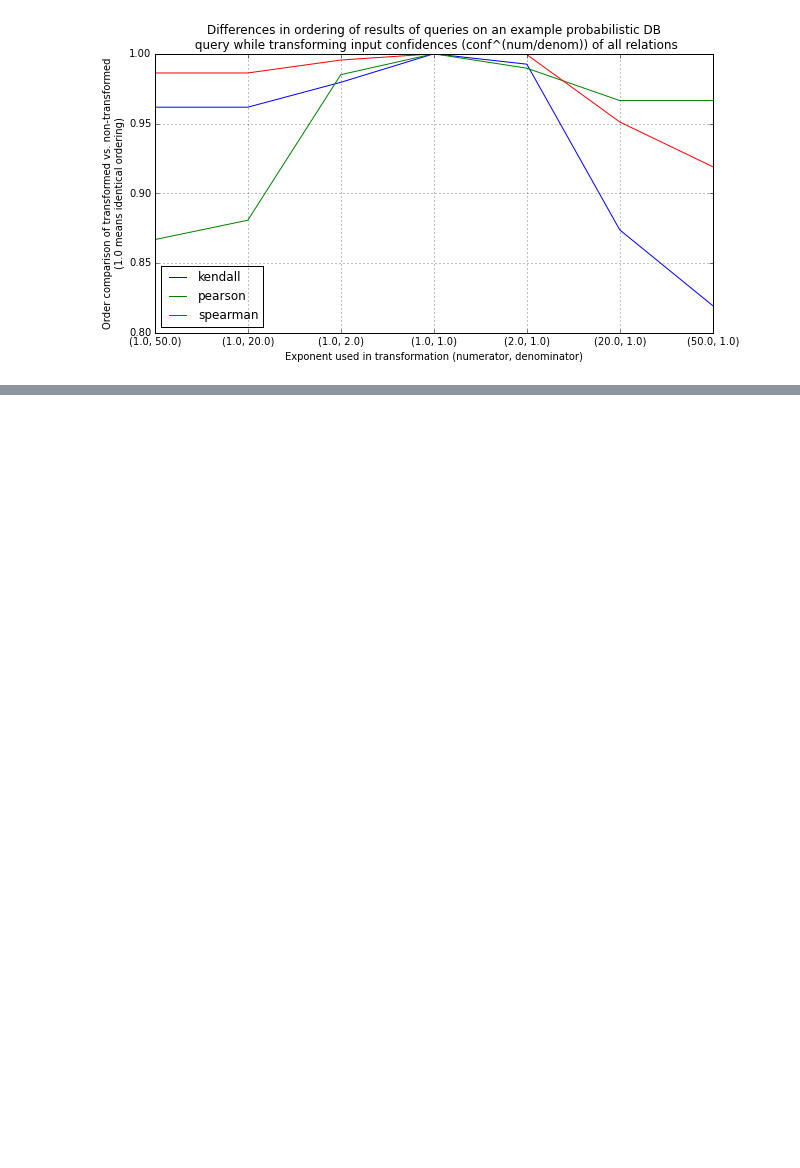
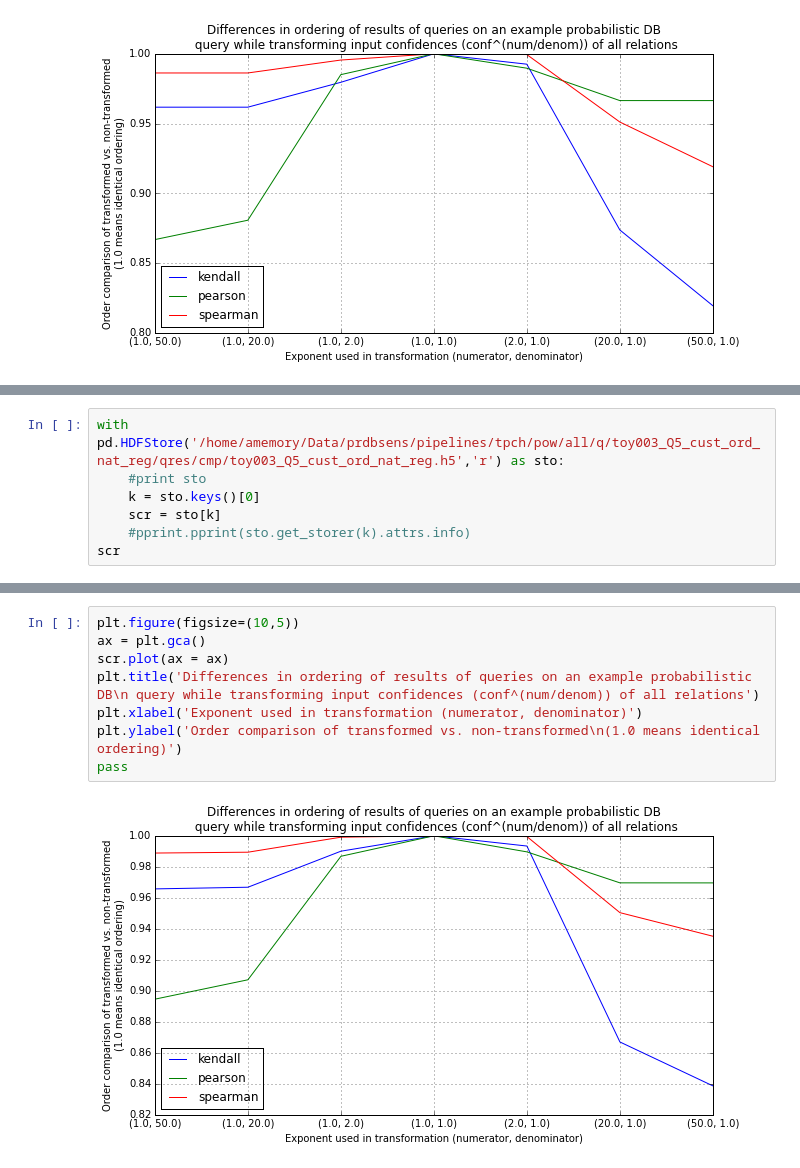
Before and after one commit to alexmemory/PrDBSens, a Jupyter notebook: notes/20150409_ACM_trio.ipynb, the cells around one changed output, grey strips where cells are left out. Drawn from its saved outputs; the diff is of its cells as text; blank space fills up the shorter version.

Commit message:
Query based on TPC-H Q5, toy003_Q5_cust_ord_nat_reg

```diff
--- a/notes/20150409_ACM_trio.ipynb
+++ b/notes/20150409_ACM_trio.ipynb
@@ -1372,0 +1403,7 @@ pass
+# %%
+with pd.HDFStore('/home/amemory/Data/prdbsens/pipelines/tpch/pow/all/q/toy003_Q5_cust_ord_nat_reg/qres/cmp/toy003_Q5_cust_ord_nat_reg.h5','r') as sto:
+    #print sto
+    k = sto.keys()[0]
+    scr = sto[k]
+    #pprint.pprint(sto.get_storer(k).attrs.info)
+scr
@@ -1372,0 +1420,10 @@ pass
+# %%
+plt.figure(figsize=(10,5))
+ax = plt.gca()
+scr.plot(ax = ax)
+plt.title('Differences in ordering of results of queries on an example probabilistic DB\n query while transforming input confidences (conf^(num/denom)) of all relations')
+plt.xlabel('Exponent used in transformation (numerator, denominator)')
+plt.ylabel('Order comparison of transformed vs. non-transformed\n(1.0 means identical ordering)')
+pass
+# %% [output]
+[figure, added]
```
Also changed, not shown: parts of 5 cells of this notebook, 1 other file.
